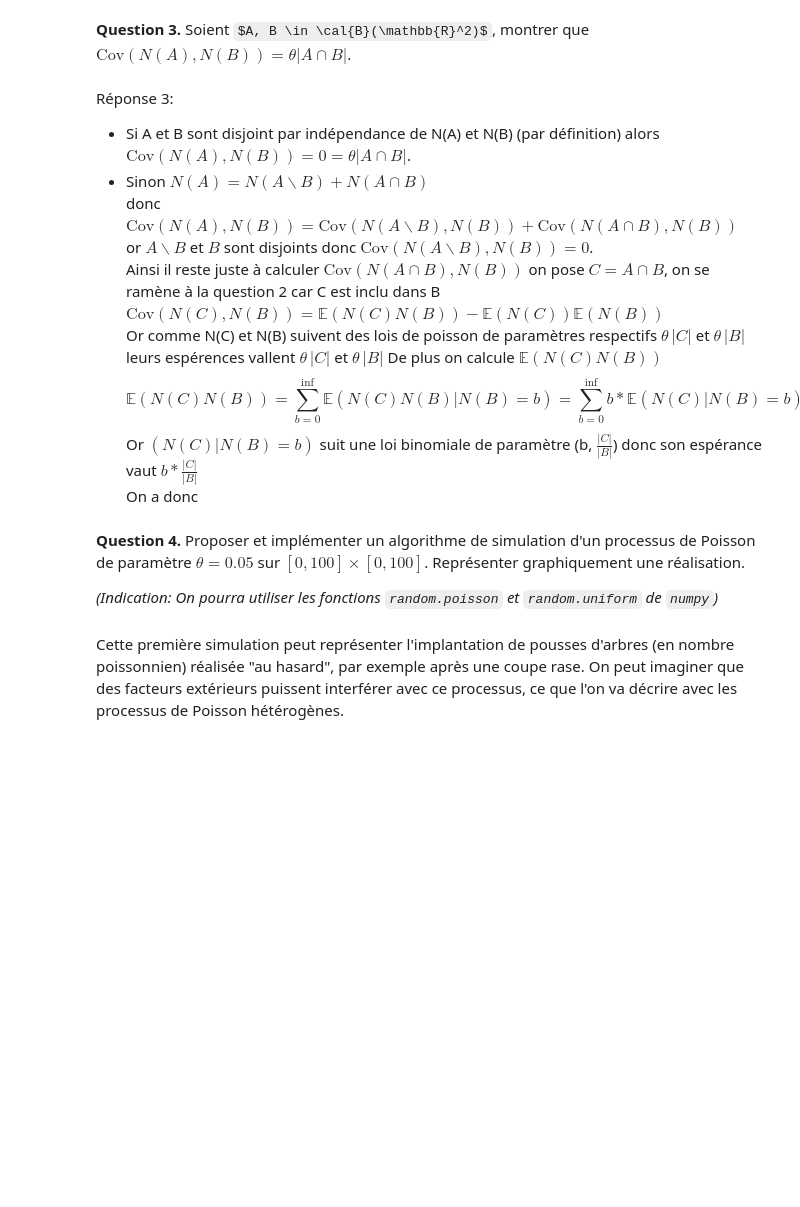
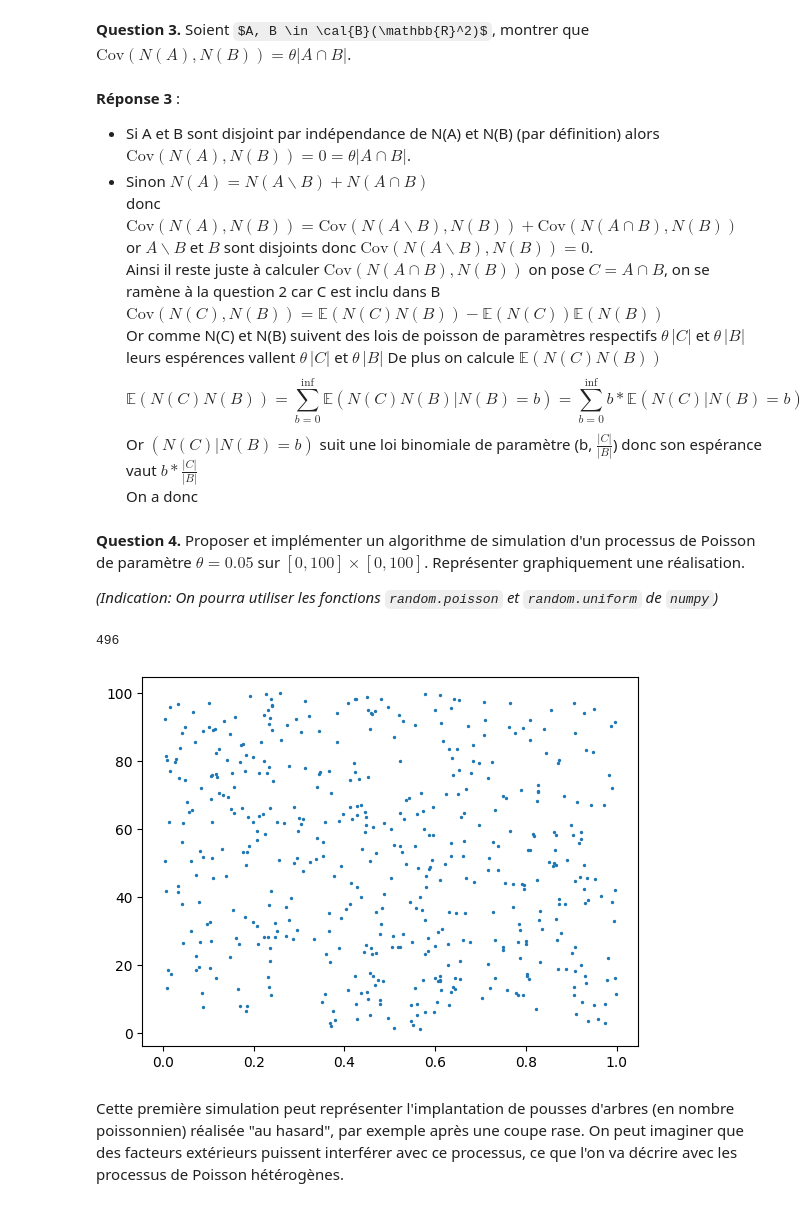
Before and after one commit to camilleprig/projet_maths_info, a Jupyter notebook: projetproba.ipynb, the cells around one changed output. Cells and saved outputs as stored; diff of their text form; code cells hidden in the pictures; some formulas as TeX source; blank space fills up the shorter version.

```diff
--- a/projetproba.ipynb
+++ b/projetproba.ipynb
@@ -49,7 +49,7 @@ Pour tout sous-ensemble C de A on a une probabilité $\frac{ | C | }{ | A |}$ d'
 # %% [markdown]
 **Question 3.** Soient $A, B \in \cal{B}(\mathbb{R}^2)$, montrer que $\mathrm{Cov}(N(A),N(B)) = \theta |A \cap B|$.
 # %% [markdown]
-Réponse 3:
+**Réponse 3** :
 - Si A et B sont disjoint par indépendance de N(A) et N(B) (par définition) alors $\mathrm{Cov}(N(A),N(B)) = 0 =\theta |A \cap B|$.
 - Sinon $N(A)= N(A\backslash B) + N(A \cap B)$
 donc $\mathrm{Cov}(N(A),N(B)) = \mathrm{Cov}(N(A\backslash B) ,N(B)) + \mathrm{Cov}(N(A \cap B), N(B))$
@@ -73,20 +73,25 @@ import scipy.stats as sps
 # %%
 # Parameters
-theta =
+theta = 0.05
+a = 100
+b = 100
 
 # Poisson simulation function
 def poisson_simulation(theta, a, b):
-    S =   # Surface
-    N =   # Simulation of the number of points
-    x =   # Simulation of the first coordinate
-    y =   # Simulation of the second coordinate
+    S =   a*b
+    N =   np.random.poisson(theta * S)
+    x =   [np.random.uniform([0, 100]) for i in range(N)]
+    y =   [np.random.uniform([0, 100]) for i in range(N)]
     print(N)
     return np.column_stack((x, y))
 
 # Plotting
 data = poisson_simulation(theta, a, b)
 plt.scatter(data[:, 0], data[:, 1], s =2)
 plt.show()
+# %% [output]
+496
+[figure, added]
 # %% [markdown]
 Cette première simulation peut représenter l'implantation de pousses d'arbres (en nombre poissonnien) réalisée "au hasard", par exemple après une coupe rase. On peut imaginer que des facteurs extérieurs puissent interférer avec ce processus, ce que l'on va décrire avec les processus de Poisson hétérogènes.
 # %% [markdown]
```
Also changed, not shown: parts of 4 cells of this notebook.
